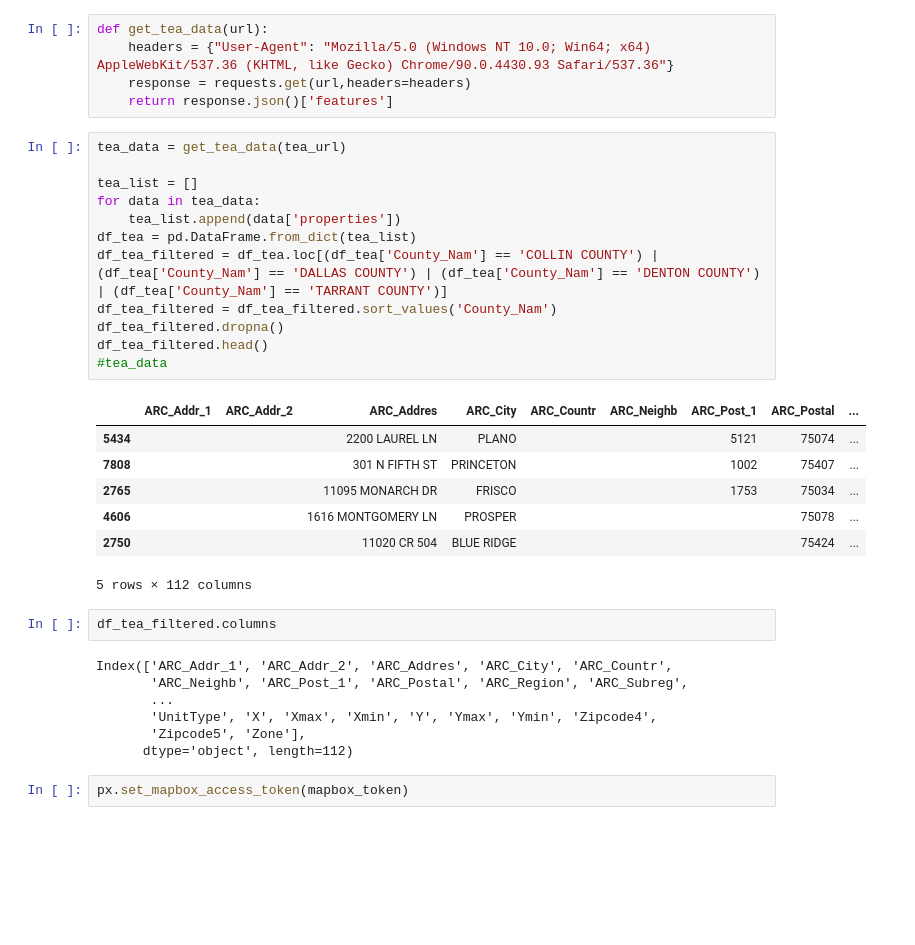
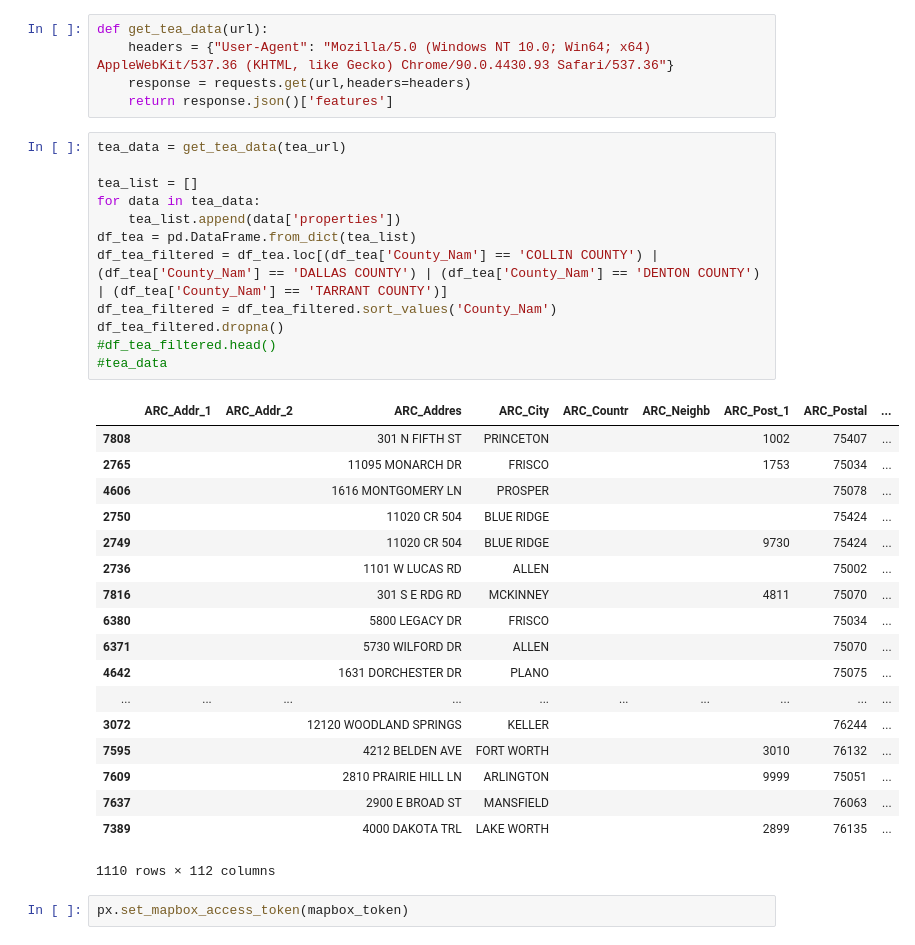
Before and after one commit to rimpi1612/DFW-Real-Estate-and-ISD-s, a Jupyter notebook: ISD_Base_House_Price_Analysis.ipynb, the cells around one changed output. Cells and saved outputs as stored; diff of their text form; blank space fills up the shorter version.

```diff
--- a/ISD_Base_House_Price_Analysis.ipynb
+++ b/ISD_Base_House_Price_Analysis.ipynb
@@ -396,32 +314,34 @@ def get_tea_data(url):
 # %%
 tea_data = get_tea_data(tea_url)
 
 tea_list = []
 for data in tea_data:
     tea_list.append(data['properties'])
 df_tea = pd.DataFrame.from_dict(tea_list)
 df_tea_filtered = df_tea.loc[(df_tea['County_Nam'] == 'COLLIN COUNTY') | (df_tea['County_Nam'] == 'DALLAS COUNTY') | (df_tea['County_Nam'] == 'DENTON COUNTY') | (df_tea['County_Nam'] == 'TARRANT COUNTY')]
 df_tea_filtered = df_tea_filtered.sort_values('County_Nam')
 df_tea_filtered.dropna()
-df_tea_filtered.head()
+#df_tea_filtered.head()
 #tea_data
 # %% [output]
 |  | ARC_Addr_1 | ARC_Addr_2 | ARC_Addres | ARC_City | ARC_Countr | ARC_Neighb | ARC_Post_1 | ARC_Postal | ... |
-| 5434 |  |  | 2200 LAUREL LN | PLANO |  |  | 5121 | 75074 | ... |
 | 7808 |  |  | 301 N FIFTH ST | PRINCETON |  |  | 1002 | 75407 | ... |
 | 2765 |  |  | 11095 MONARCH DR | FRISCO |  |  | 1753 | 75034 | ... |
 | 4606 |  |  | 1616 MONTGOMERY LN | PROSPER |  |  |  | 75078 | ... |
 | 2750 |  |  | 11020 CR 504 | BLUE RIDGE |  |  |  | 75424 | ... |
+| 2749 |  |  | 11020 CR 504 | BLUE RIDGE |  |  | 9730 | 75424 | ... |
+| 2736 |  |  | 1101 W LUCAS RD | ALLEN |  |  |  | 75002 | ... |
+| 7816 |  |  | 301 S E RDG RD | MCKINNEY |  |  | 4811 | 75070 | ... |
+| 6380 |  |  | 5800 LEGACY DR | FRISCO |  |  |  | 75034 | ... |
+| 6371 |  |  | 5730 WILFORD DR | ALLEN |  |  |  | 75070 | ... |
+| 4642 |  |  | 1631 DORCHESTER DR | PLANO |  |  |  | 75075 | ... |
+| ... | ... | ... | ... | ... | ... | ... | ... | ... | ... |
+| 3072 |  |  | 12120 WOODLAND SPRINGS | KELLER |  |  |  | 76244 | ... |
+| 7595 |  |  | 4212 BELDEN AVE | FORT WORTH |  |  | 3010 | 76132 | ... |
+| 7609 |  |  | 2810 PRAIRIE HILL LN | ARLINGTON |  |  | 9999 | 75051 | ... |
+| 7637 |  |  | 2900 E BROAD ST | MANSFIELD |  |  |  | 76063 | ... |
+| 7389 |  |  | 4000 DAKOTA TRL | LAKE WORTH |  |  | 2899 | 76135 | ... |
-5 rows × 112 columns
+1110 rows × 112 columns
-# %%
-df_tea_filtered.columns
-# %% [output]
-Index(['ARC_Addr_1', 'ARC_Addr_2', 'ARC_Addres', 'ARC_City', 'ARC_Countr',
-       'ARC_Neighb', 'ARC_Post_1', 'ARC_Postal', 'ARC_Region', 'ARC_Subreg',
-       ...
-       'UnitType', 'X', 'Xmax', 'Xmin', 'Y', 'Ymax', 'Ymin', 'Zipcode4',
-       'Zipcode5', 'Zone'],
-      dtype='object', length=112)
 # %%
 px.set_mapbox_access_token(mapbox_token)
 # %%
```
Also changed, not shown: parts of 105 cells of this notebook.
